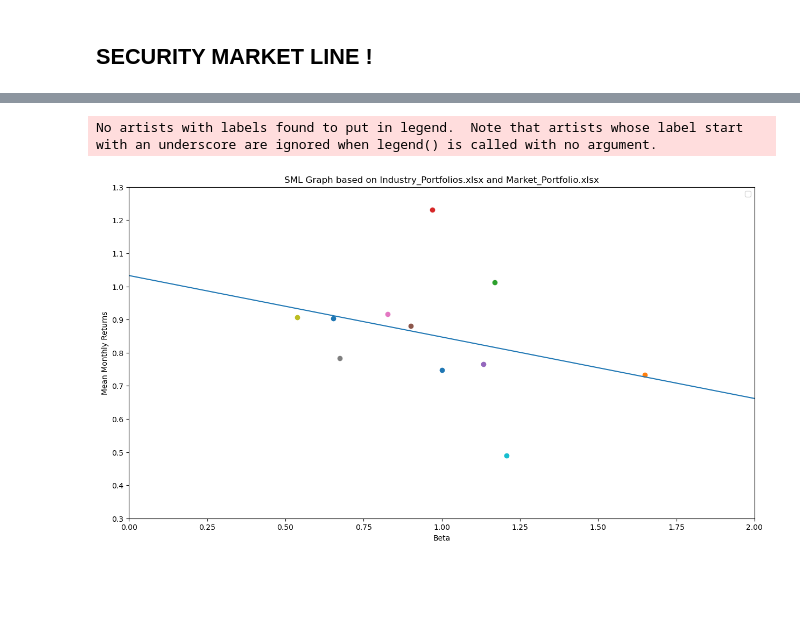
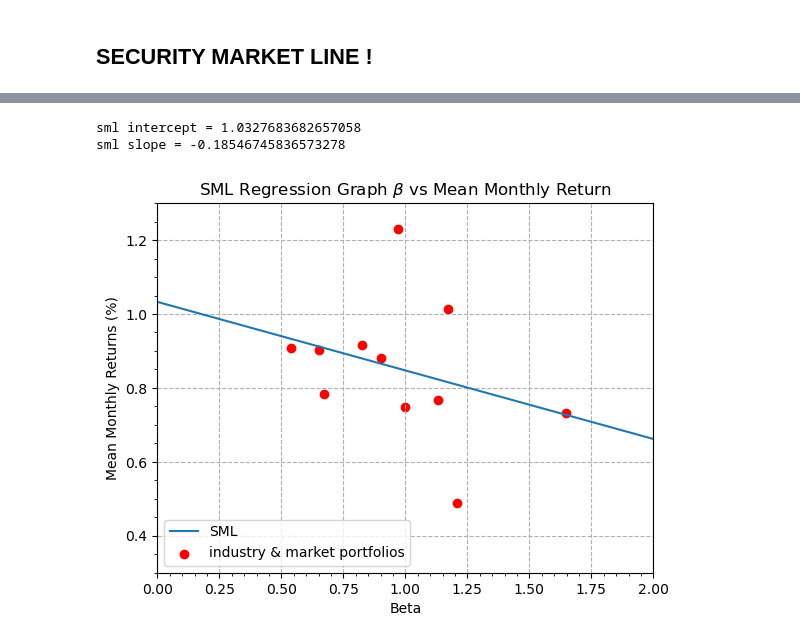
Before and after one commit to kilowiski/qf600, a Jupyter notebook: assignment_2/assignment2.ipynb, the cells around one changed output, grey strips where cells are left out. Cells and saved outputs as stored; diff of their text form; code cells hidden in the pictures; blank space fills up the shorter version.

```diff
--- a/assignment_2/assignment2.ipynb
+++ b/assignment_2/assignment2.ipynb
@@ -27,7 +55,14 @@ for n,portfolio in enumerate(concated_excess_df.columns):
 # %%
 # regression result output
 regression_result = np.column_stack((concated_excess_df.columns, market_model_result))
-regression_result_df = pd.DataFrame(regression_result)\
-    .rename(columns={0:'portfolio excess',1:'y intercept',2:'slope'})
+regression_result_df = pd.DataFrame(regression_result).rename(
+    columns={0: "portfolio name", 1: "y intercept", 2: "slope"}
+)
 regression_result_df
+print(
+    regression_result_df.to_latex(
+        index=False,
+        float_format="{:.5f}".format,
+    )
+)
 # %% [output]
@@ -75 +138,7 @@ sml_intercept = sml_result[1]
+# %%
+print(f"sml intercept = {sml_intercept}")
+print(f"sml slope = {sml_slope}")
+# %% [output]
+sml intercept = 1.0327683682657058
+sml slope = -0.18546745836573278
 # %%
@@ -80,22 +149,26 @@ for x in possible_beta:
     y = sml_intercept + sml_slope * x
     sml_return.append(y)
 # %%
-f1,ax1 = plt.subplots(1,figsize=(15, 8))
-#ax1.set(xlim=(0,2), ylim=(0,1.5), aspect='equal')
-ax1.plot(possible_beta,sml_return )
-ax1.legend()
+f1, ax1 = plt.subplots(1)
+# ax1.set(xlim=(0,2), ylim=(0,1.5), aspect='equal')
+ax1.plot(possible_beta, sml_return, label="SML")
 ax1.xaxis.set_major_locator(plt.MultipleLocator(0.25))
 ax1.yaxis.set_major_locator(plt.MultipleLocator(0.10))
-ax1.set(xlim=(0,2),ylim=(0.3,1.3))
-ax1.set_xlabel('Beta')
-ax1.set_ylabel('Mean Monthly Returns')
-ax1.set_title('SML Graph based on Industry_Portfolios.xlsx and Market_Portfolio.xlsx')
+ax1.set(xlim=(0, 2), ylim=(0.3, 1.3))
+ax1.set_xlabel("Beta")
+ax1.set_ylabel("Mean Monthly Returns (%)")
+ax1.set_title(r"SML Regression Graph ${\beta}$ vs Mean Monthly Return")
+ax1.xaxis.set_major_locator(ticker.AutoLocator())
+ax1.xaxis.set_minor_locator(ticker.AutoMinorLocator())
+ax1.yaxis.set_major_locator(ticker.AutoLocator())
+ax1.yaxis.set_minor_locator(ticker.AutoMinorLocator())
+# for port_x,port_y,label in list(zip(,,sml_label)) :
+ax1.scatter(sml_x, sml_y, label="industry & market portfolios", color="red")
+ax1.legend(loc="lower left")
+ax1.grid(linestyle="dashed")
 
-for port_x,port_y,label in list(zip(sml_x,sml_y,sml_label)) :
-    ax1.scatter(port_x, port_y)
 plt.show(f1)
-f1.savefig('sml.jpg')
+f1.savefig("sml.jpg")
 # %% [output]
-No artists with labels found to put in legend.  Note that artists whose label start with an underscore are ignored when legend() is called with no argument.
-[figure, old version]
+[figure, new version]
 # %%
```
Also changed, not shown: parts of 10 cells of this notebook.
